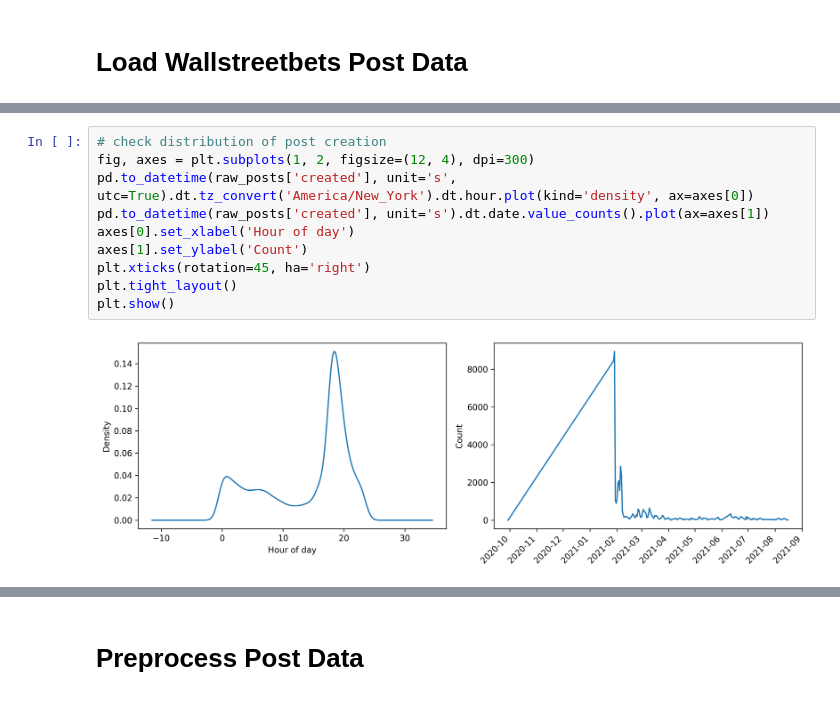
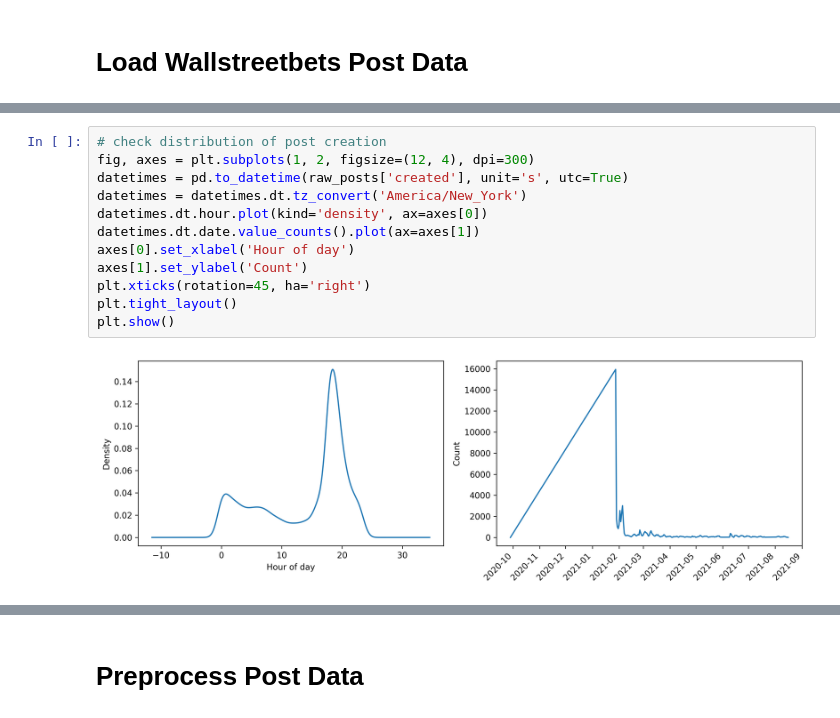
Before and after one commit to jakobmwang/wallstreetbets, a Jupyter notebook: wallstreetbets.ipynb, the cells around one changed output, grey strips where cells are left out. Saved outputs shown, nothing was run; the diff lists cells and outputs as text.

```diff
--- a/wallstreetbets.ipynb
+++ b/wallstreetbets.ipynb
@@ -75,15 +79,17 @@ raw_posts.describe(include='all')
 # %%
 # check distribution of post creation
 fig, axes = plt.subplots(1, 2, figsize=(12, 4), dpi=300)
-pd.to_datetime(raw_posts['created'], unit='s', utc=True).dt.tz_convert('America/New_York').dt.hour.plot(kind='density', ax=axes[0])
-pd.to_datetime(raw_posts['created'], unit='s').dt.date.value_counts().plot(ax=axes[1])
+datetimes = pd.to_datetime(raw_posts['created'], unit='s', utc=True)
+datetimes = datetimes.dt.tz_convert('America/New_York')
+datetimes.dt.hour.plot(kind='density', ax=axes[0])
+datetimes.dt.date.value_counts().plot(ax=axes[1])
 axes[0].set_xlabel('Hour of day')
 axes[1].set_ylabel('Count')
 plt.xticks(rotation=45, ha='right')
 plt.tight_layout()
 plt.show()
 # %% [output]
-[figure, old version]
+[figure, new version]
 # %%
 # check for length of post titles and bodies
 fig, axes = plt.subplots(1, 2, figsize=(12, 4), dpi=300)
```
Also changed, not shown: parts of 12 cells of this notebook.
